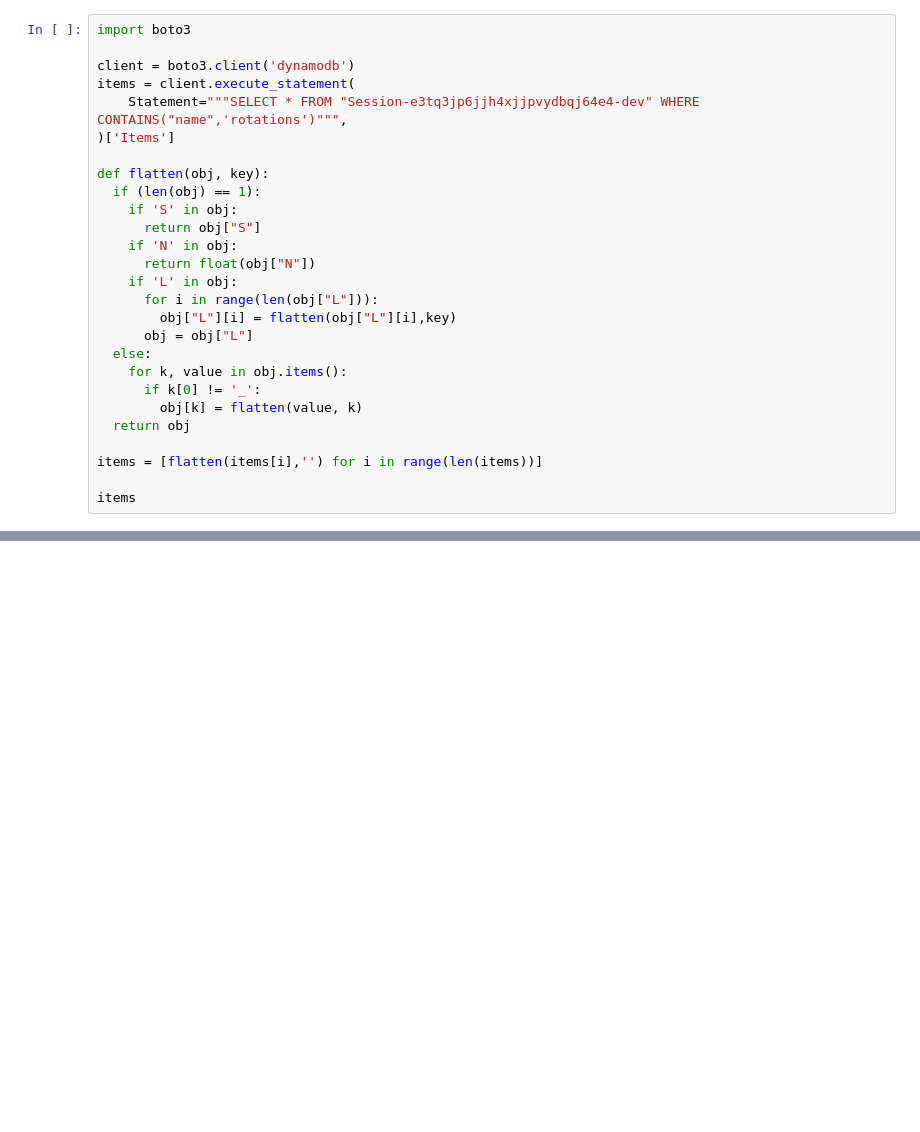
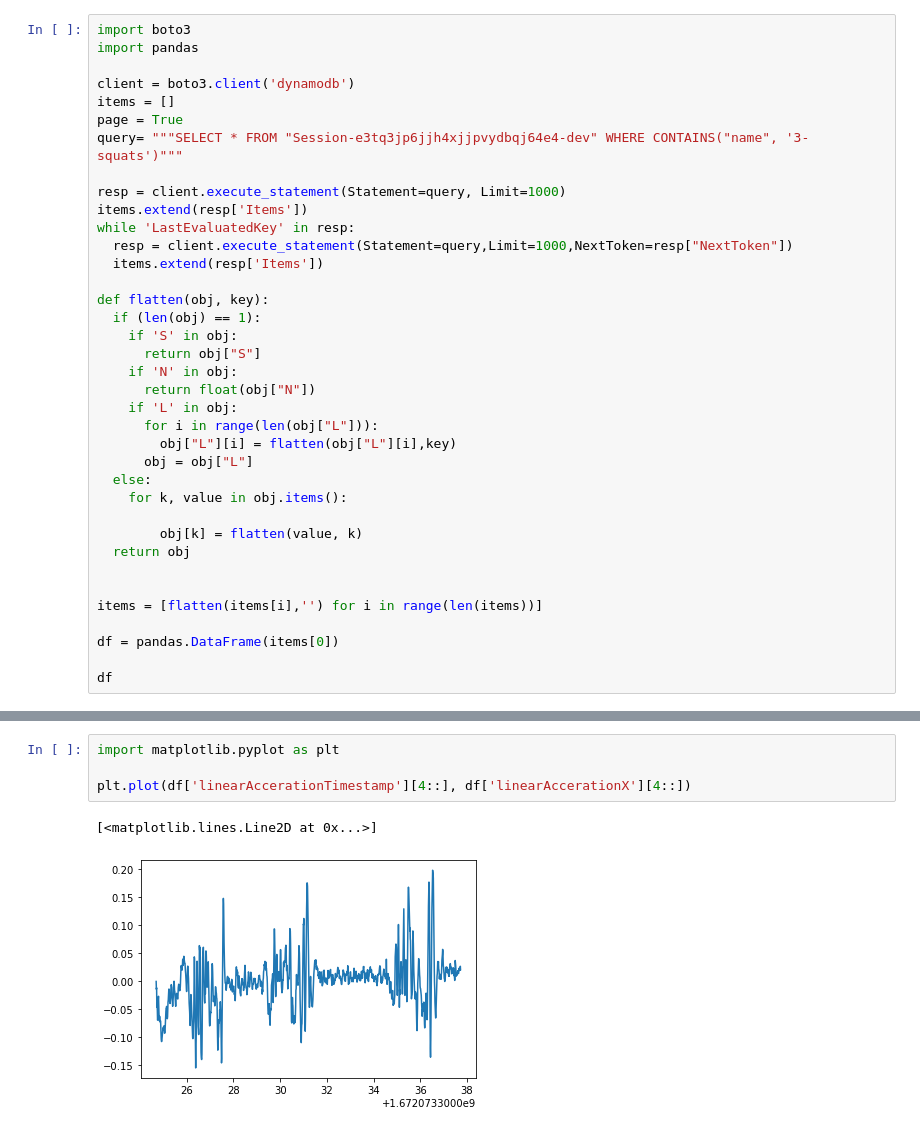
Before and after one commit to shoopapa/m2-gear, a Jupyter notebook: python/dynamodb.ipynb, the cells around one changed output, grey strips where cells are left out. Drawn from its saved outputs; the diff is of its cells as text; blank space fills up the shorter version.

```diff
--- a/python/dynamodb.ipynb
+++ b/python/dynamodb.ipynb
@@ -1,10 +1,17 @@
 # %%
 import boto3
+import pandas
 
 client = boto3.client('dynamodb')
-items = client.execute_statement(
-    Statement="""SELECT * FROM "Session-e3tq3jp6jjh4xjjpvydbqj64e4-dev" WHERE CONTAINS("name",'rotations')""",
-)['Items']
+items = []
+page = True
+query= """SELECT * FROM "Session-e3tq3jp6jjh4xjjpvydbqj64e4-dev" WHERE CONTAINS("name", '3-squats')"""
+
+resp = client.execute_statement(Statement=query, Limit=1000)
+items.extend(resp['Items'])
+while 'LastEvaluatedKey' in resp:
+  resp = client.execute_statement(Statement=query,Limit=1000,NextToken=resp["NextToken"])
+  items.extend(resp['Items'])
 
 def flatten(obj, key):
   if (len(obj) == 1):
@@ -18,11 +25,14 @@ def flatten(obj, key):
       obj = obj["L"]
   else:
     for k, value in obj.items():
-      if k[0] != '_':
+
         obj[k] = flatten(value, k)
   return obj
 
+
 items = [flatten(items[i],'') for i in range(len(items))]
 
-items
+df = pandas.DataFrame(items[0])
+
+df
 # %% [output]
@@ -45,0 +52,7 @@ items
+# %%
+import matplotlib.pyplot as plt
+
+plt.plot(df['linearAccerationTimestamp'][4::], df['linearAccerationX'][4::])
+# %% [output]
+[<matplotlib.lines.Line2D at 0x...>]
+[figure, added]
```
Also changed, not shown: parts of 1 cell of this notebook.
